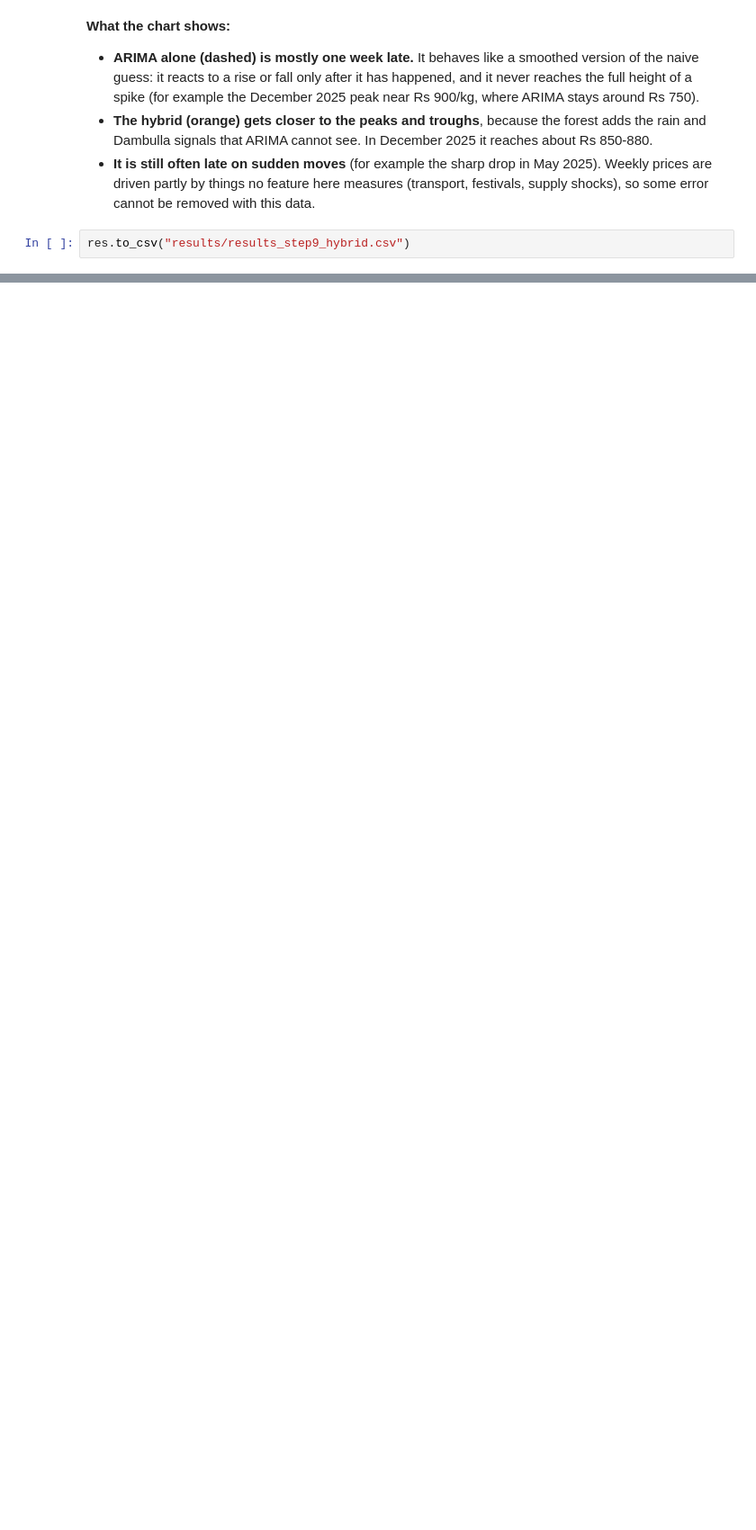
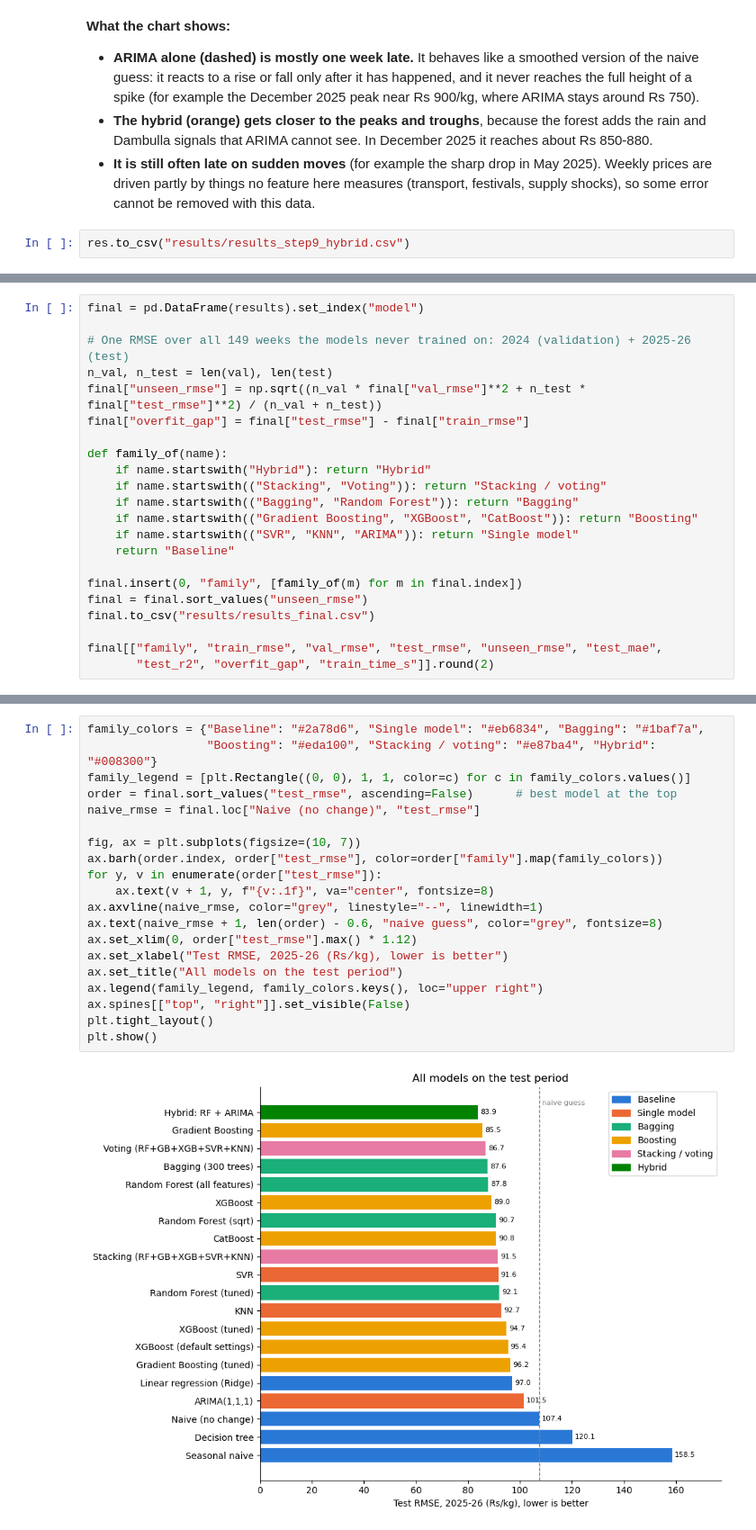
Before and after one commit to renulucshmi/pettah-beans-price-forecast, a Jupyter notebook: ensemble_assignment.ipynb, the cells around one changed output, grey strips where cells are left out. Shown at 90% size. Cells and saved outputs as stored; diff of their text form; blank space fills up the shorter version.

Commit message:
Step 10: final comparison of all models, charts and interpretation

```diff
--- a/ensemble_assignment.ipynb
+++ b/ensemble_assignment.ipynb
@@ -1395,0 +1414,22 @@ res.to_csv("results/results_step9_hybrid.csv")
+# %%
+final = pd.DataFrame(results).set_index("model")
+
+# One RMSE over all 149 weeks the models never trained on: 2024 (validation) + 2025-26 (test)
+n_val, n_test = len(val), len(test)
+final["unseen_rmse"] = np.sqrt((n_val * final["val_rmse"]**2 + n_test * final["test_rmse"]**2) / (n_val + n_test))
+final["overfit_gap"] = final["test_rmse"] - final["train_rmse"]
+
+def family_of(name):
+    if name.startswith("Hybrid"): return "Hybrid"
+    if name.startswith(("Stacking", "Voting")): return "Stacking / voting"
+    if name.startswith(("Bagging", "Random Forest")): return "Bagging"
+    if name.startswith(("Gradient Boosting", "XGBoost", "CatBoost")): return "Boosting"
+    if name.startswith(("SVR", "KNN", "ARIMA")): return "Single model"
+    return "Baseline"
+
+final.insert(0, "family", [family_of(m) for m in final.index])
+final = final.sort_values("unseen_rmse")
+final.to_csv("results/results_final.csv")
+
+final[["family", "train_rmse", "val_rmse", "test_rmse", "unseen_rmse", "test_mae",
+       "test_r2", "overfit_gap", "train_time_s"]].round(2)
@@ -1395,0 +1462,22 @@ res.to_csv("results/results_step9_hybrid.csv")
+# %%
+family_colors = {"Baseline": "#2a78d6", "Single model": "#eb6834", "Bagging": "#1baf7a",
+                 "Boosting": "#eda100", "Stacking / voting": "#e87ba4", "Hybrid": "#008300"}
+family_legend = [plt.Rectangle((0, 0), 1, 1, color=c) for c in family_colors.values()]
+order = final.sort_values("test_rmse", ascending=False)      # best model at the top
+naive_rmse = final.loc["Naive (no change)", "test_rmse"]
+
+fig, ax = plt.subplots(figsize=(10, 7))
+ax.barh(order.index, order["test_rmse"], color=order["family"].map(family_colors))
+for y, v in enumerate(order["test_rmse"]):
+    ax.text(v + 1, y, f"{v:.1f}", va="center", fontsize=8)
+ax.axvline(naive_rmse, color="grey", linestyle="--", linewidth=1)
+ax.text(naive_rmse + 1, len(order) - 0.6, "naive guess", color="grey", fontsize=8)
+ax.set_xlim(0, order["test_rmse"].max() * 1.12)
+ax.set_xlabel("Test RMSE, 2025-26 (Rs/kg), lower is better")
+ax.set_title("All models on the test period")
+ax.legend(family_legend, family_colors.keys(), loc="upper right")
+ax.spines[["top", "right"]].set_visible(False)
+plt.tight_layout()
+plt.show()
+# %% [output]
+[figure, added]
```
Also changed, not shown: parts of 21 cells of this notebook, 7 other files.
